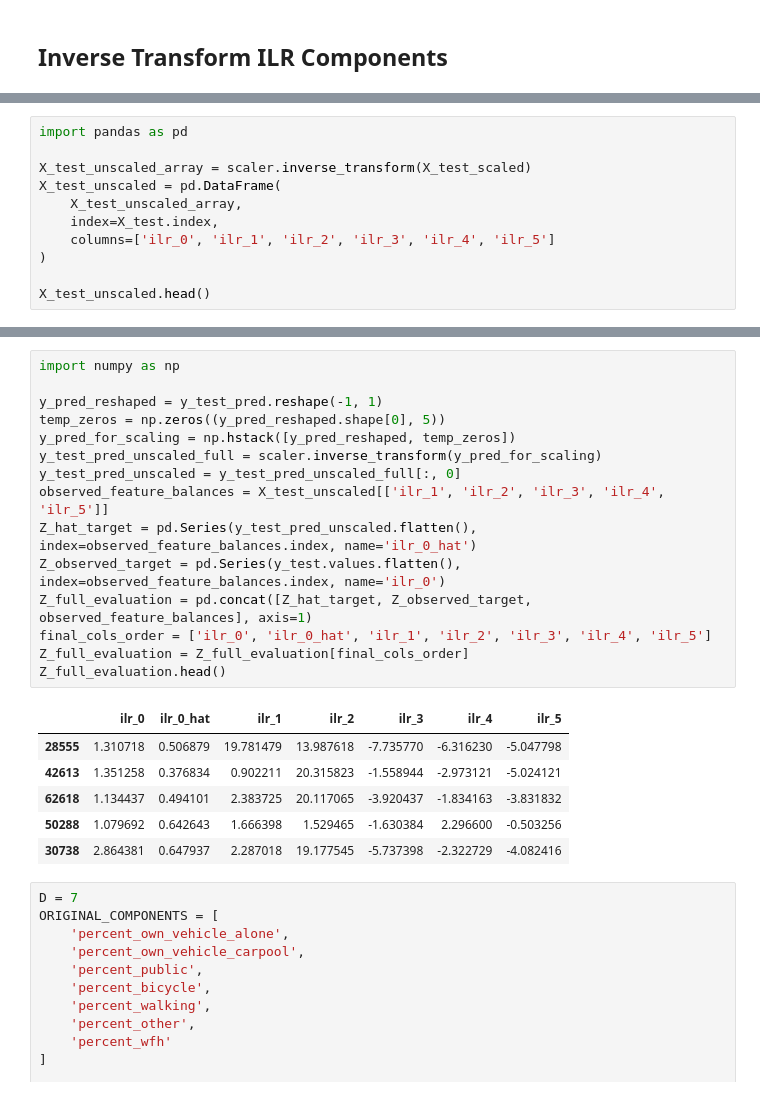
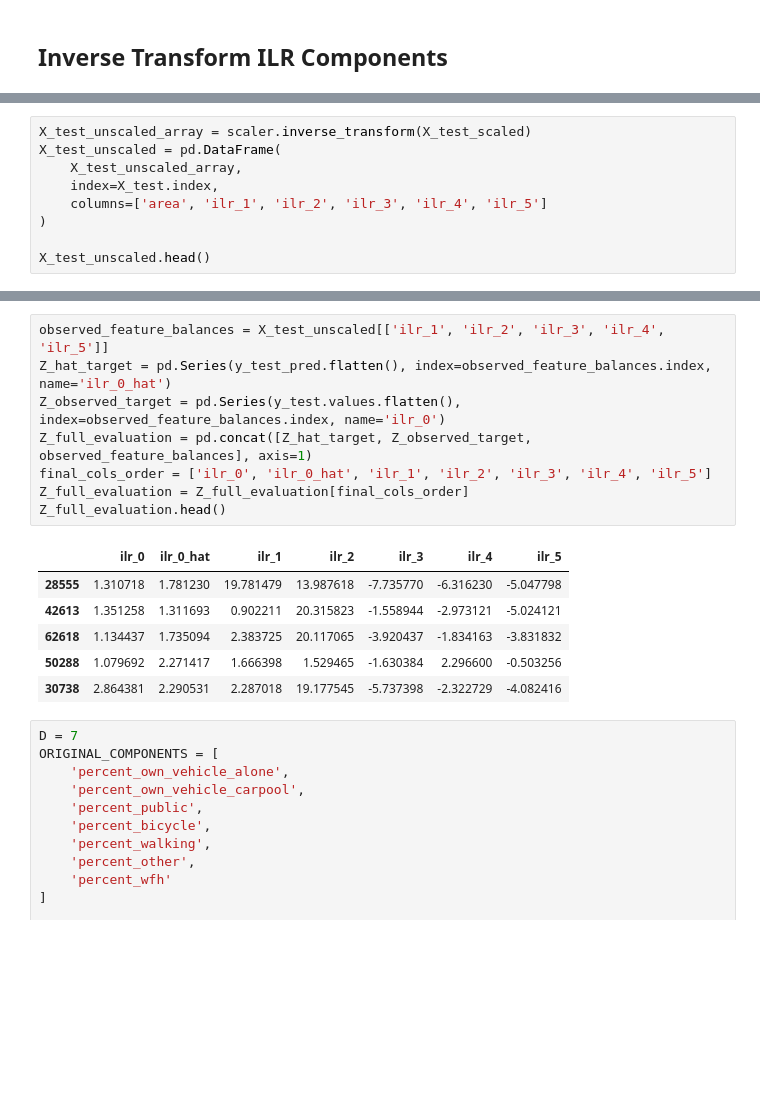
Before and after one commit to kkharel/Transportation_to_Work_Compositional_Dataset, a Jupyter notebook: CompositionalData_Complete_Kushal.ipynb, the cells around one changed output, grey strips where cells are left out. Drawn from its saved outputs; the diff is of its cells as text; blank space fills up the shorter version.

```diff
--- a/CompositionalData_Complete_Kushal.ipynb
+++ b/CompositionalData_Complete_Kushal.ipynb
@@ -1081,11 +1097,9 @@ plt.show()
 # %%
-import pandas as pd
-
 X_test_unscaled_array = scaler.inverse_transform(X_test_scaled)
 X_test_unscaled = pd.DataFrame(
     X_test_unscaled_array,
     index=X_test.index,
-    columns=['ilr_0', 'ilr_1', 'ilr_2', 'ilr_3', 'ilr_4', 'ilr_5']
+    columns=['area', 'ilr_1', 'ilr_2', 'ilr_3', 'ilr_4', 'ilr_5']
 )
 
 X_test_unscaled.head()
@@ -1108,25 +1113,18 @@ X_test.head()
 # %%
-import numpy as np
-
-y_pred_reshaped = y_test_pred.reshape(-1, 1)
-temp_zeros = np.zeros((y_pred_reshaped.shape[0], 5))
-y_pred_for_scaling = np.hstack([y_pred_reshaped, temp_zeros])
-y_test_pred_unscaled_full = scaler.inverse_transform(y_pred_for_scaling)
-y_test_pred_unscaled = y_test_pred_unscaled_full[:, 0]
 observed_feature_balances = X_test_unscaled[['ilr_1', 'ilr_2', 'ilr_3', 'ilr_4', 'ilr_5']]
-Z_hat_target = pd.Series(y_test_pred_unscaled.flatten(), index=observed_feature_balances.index, name='ilr_0_hat')
+Z_hat_target = pd.Series(y_test_pred.flatten(), index=observed_feature_balances.index, name='ilr_0_hat')
 Z_observed_target = pd.Series(y_test.values.flatten(), index=observed_feature_balances.index, name='ilr_0')
 Z_full_evaluation = pd.concat([Z_hat_target, Z_observed_target, observed_feature_balances], axis=1)
 final_cols_order = ['ilr_0', 'ilr_0_hat', 'ilr_1', 'ilr_2', 'ilr_3', 'ilr_4', 'ilr_5']
 Z_full_evaluation = Z_full_evaluation[final_cols_order]
 Z_full_evaluation.head()
 # %% [output]
 |  | ilr_0 | ilr_0_hat | ilr_1 | ilr_2 | ilr_3 | ilr_4 | ilr_5 |
-| 28555 | 1.310718 | 0.506879 | 19.781479 | 13.987618 | -7.735770 | -6.316230 | -5.047798 |
-| 42613 | 1.351258 | 0.376834 | 0.902211 | 20.315823 | -1.558944 | -2.973121 | -5.024121 |
-| 62618 | 1.134437 | 0.494101 | 2.383725 | 20.117065 | -3.920437 | -1.834163 | -3.831832 |
-| 50288 | 1.079692 | 0.642643 | 1.666398 | 1.529465 | -1.630384 | 2.296600 | -0.503256 |
-| 30738 | 2.864381 | 0.647937 | 2.287018 | 19.177545 | -5.737398 | -2.322729 | -4.082416 |
+| 28555 | 1.310718 | 1.781230 | 19.781479 | 13.987618 | -7.735770 | -6.316230 | -5.047798 |
+| 42613 | 1.351258 | 1.311693 | 0.902211 | 20.315823 | -1.558944 | -2.973121 | -5.024121 |
+| 62618 | 1.134437 | 1.735094 | 2.383725 | 20.117065 | -3.920437 | -1.834163 | -3.831832 |
+| 50288 | 1.079692 | 2.271417 | 1.666398 | 1.529465 | -1.630384 | 2.296600 | -0.503256 |
+| 30738 | 2.864381 | 2.290531 | 2.287018 | 19.177545 | -5.737398 | -2.322729 | -4.082416 |
 # %%
 D = 7
 ORIGINAL_COMPONENTS = [
```
Also changed, not shown: parts of 4 cells of this notebook.
